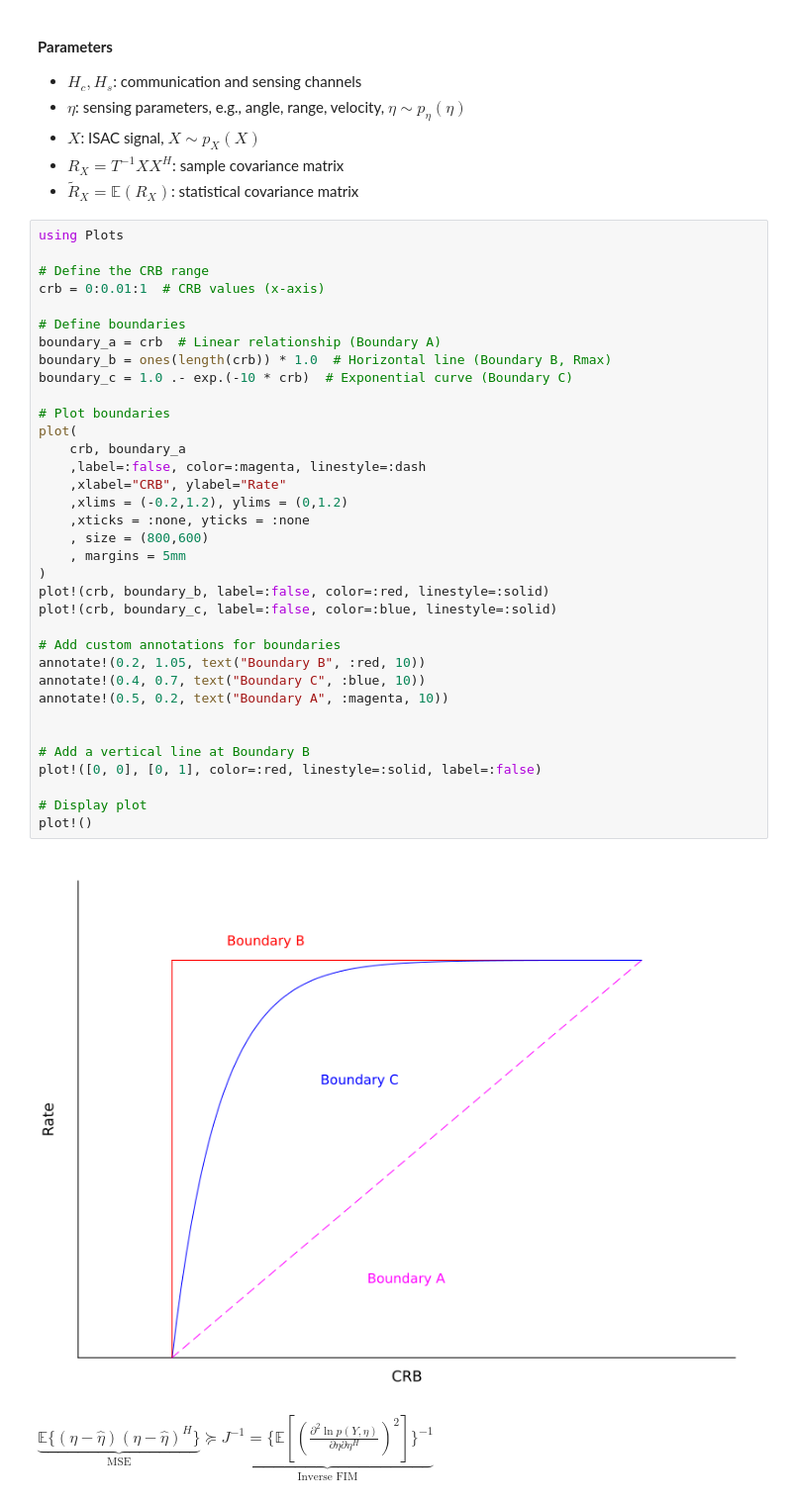
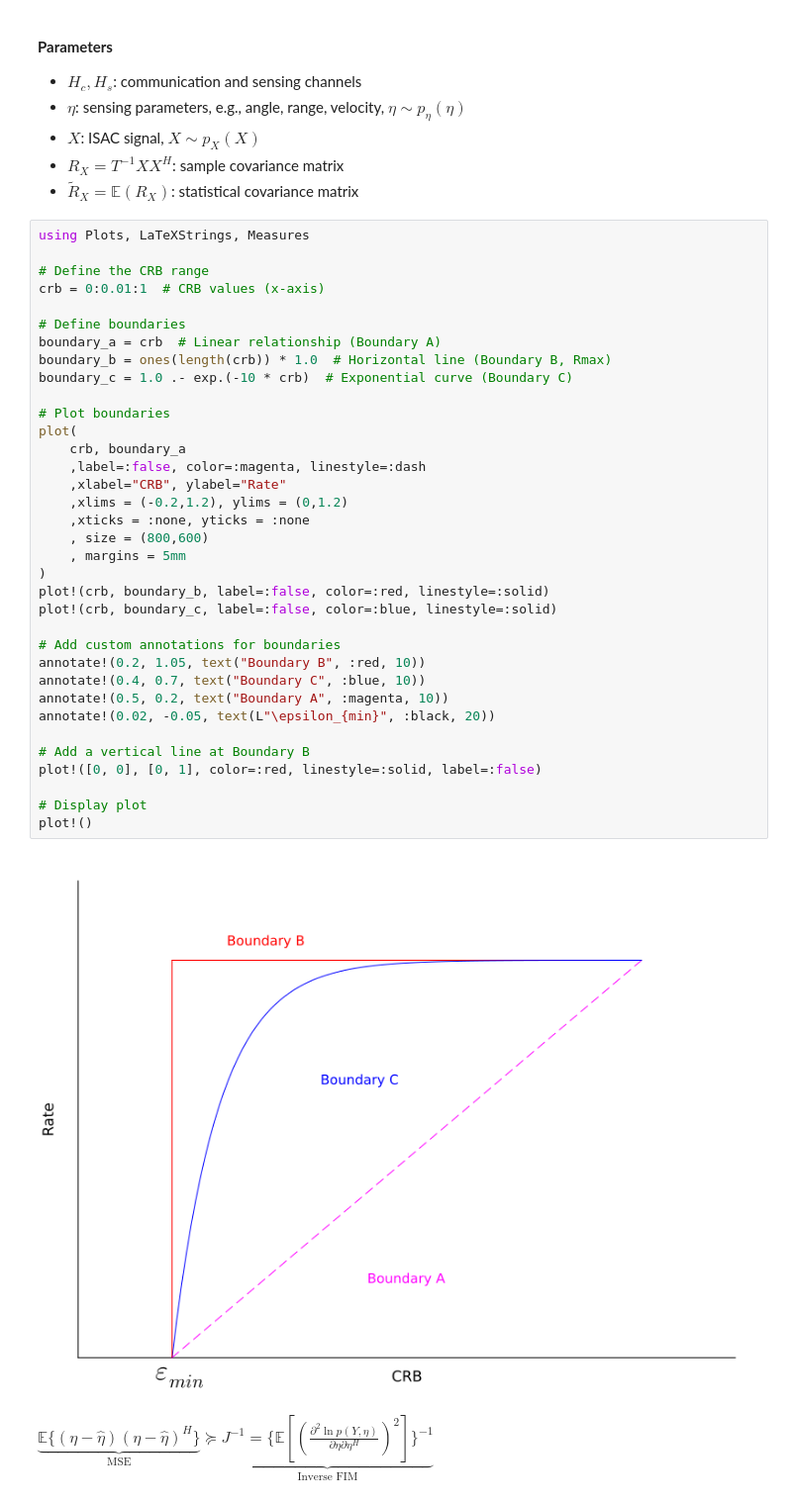
Before and after one commit to setrar/ATWireless, a Jupyter notebook: Exams/paper/math_analysis/ISAC-notes.ipynb, the cells around one changed output. Shown at 99% size. Cells and saved outputs as stored; diff of their text form.

```diff
--- a/Exams/paper/math_analysis/ISAC-notes.ipynb
+++ b/Exams/paper/math_analysis/ISAC-notes.ipynb
@@ -61,42 +61,42 @@ $Y_c = H_c X + Z_c, \quad Y_s = H_s(\eta) X + Z_s$
 - $R_X = T^{-1} XX^H $: sample covariance matrix
 - $ \tilde{R}_X = \mathbb{E}(R_X) $: statistical covariance matrix
 # %%
-using Plots
+using Plots, LaTeXStrings, Measures
 
 # Define the CRB range
 crb = 0:0.01:1  # CRB values (x-axis)
 
 # Define boundaries
 boundary_a = crb  # Linear relationship (Boundary A)
 boundary_b = ones(length(crb)) * 1.0  # Horizontal line (Boundary B, Rmax)
 boundary_c = 1.0 .- exp.(-10 * crb)  # Exponential curve (Boundary C)
 
 # Plot boundaries
 plot(
     crb, boundary_a
     ,label=:false, color=:magenta, linestyle=:dash
     ,xlabel="CRB", ylabel="Rate"
     ,xlims = (-0.2,1.2), ylims = (0,1.2)
     ,xticks = :none, yticks = :none
     , size = (800,600)
     , margins = 5mm
 )
 plot!(crb, boundary_b, label=:false, color=:red, linestyle=:solid)
 plot!(crb, boundary_c, label=:false, color=:blue, linestyle=:solid)
 
 # Add custom annotations for boundaries
 annotate!(0.2, 1.05, text("Boundary B", :red, 10))
 annotate!(0.4, 0.7, text("Boundary C", :blue, 10))
 annotate!(0.5, 0.2, text("Boundary A", :magenta, 10))
-
+annotate!(0.02, -0.05, text(L"\epsilon_{min}", :black, 20))
 
 # Add a vertical line at Boundary B
 plot!([0, 0], [0, 1], color=:red, linestyle=:solid, label=:false)
 
 # Display plot
 plot!()
 # %% [output]
-[figure, old version]
+[figure, new version]
 # %% [markdown]
 $
  \underbrace{\mathbb{E} \Big\{ (\eta - \hat{\eta}) (\eta - \hat{\eta})^H \Big\}}_{\text{MSE}}  \succeq \underbrace{J^{-1} = \Bigg\{ \mathbb{E} \left[ \left( \frac{\partial^2 \ln p(Y , \eta)}{\partial \eta \partial \eta^H} \right)^2 \right] \Bigg\}^{-1}}_{\text{Inverse FIM}}
```
